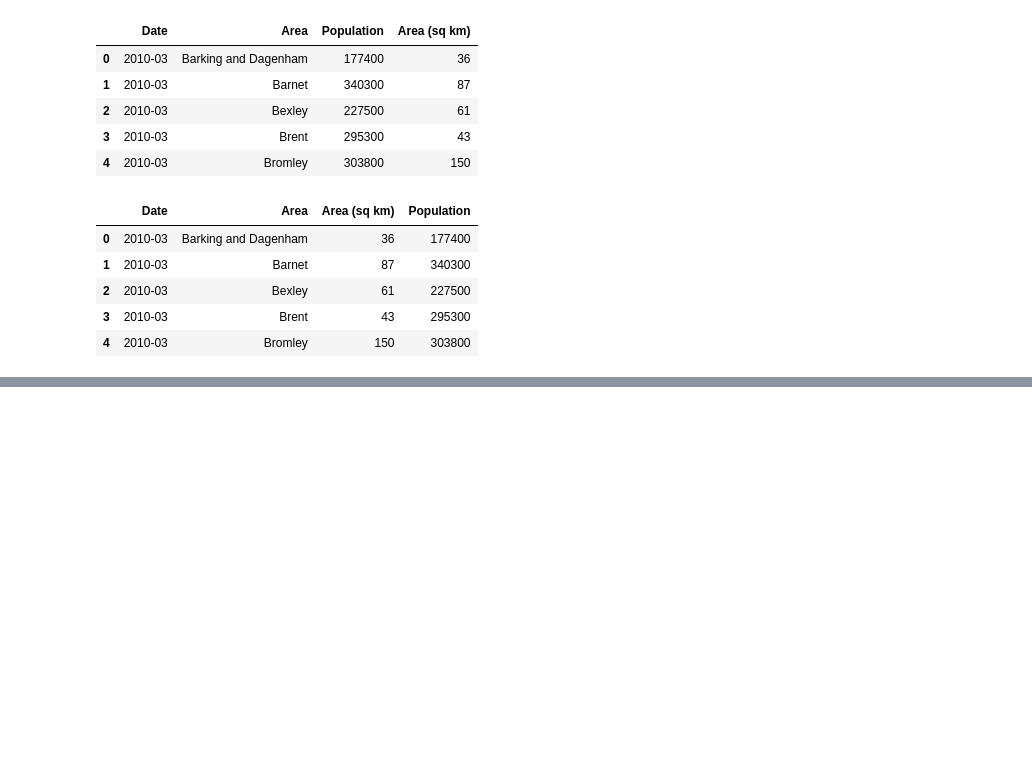
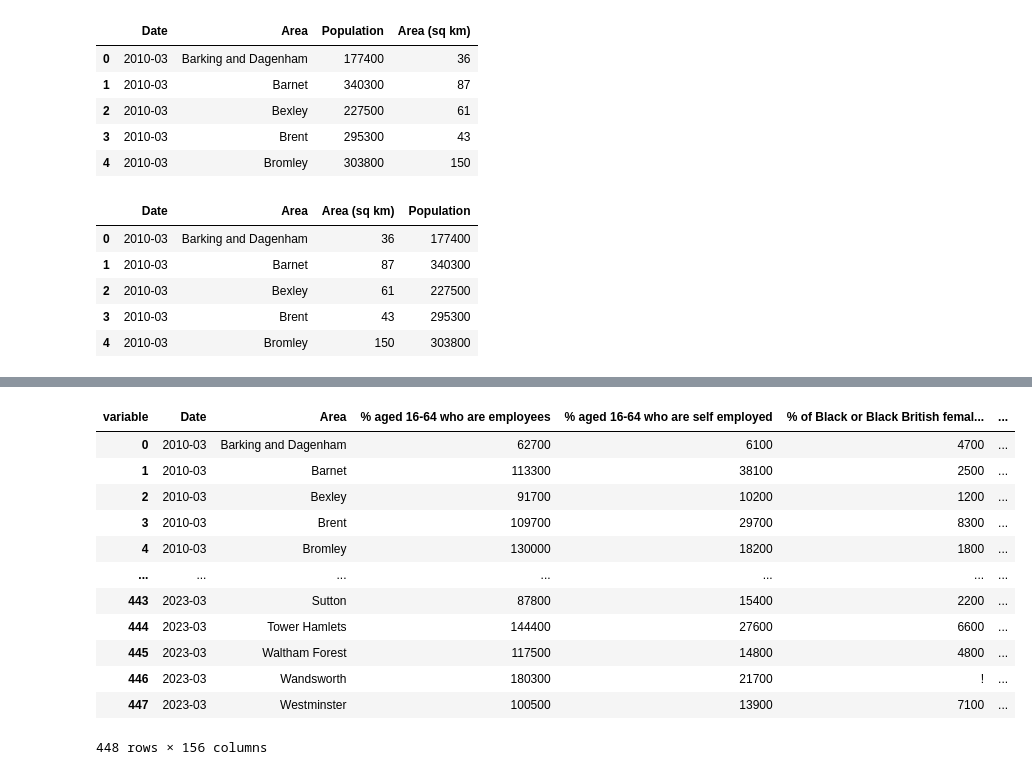
Before and after one commit to mlsystemdesignproject/neighbourhood-safety-prediction, a Jupyter notebook: notebooks/EDA_agg.ipynb, the cells around one changed output, grey strips where cells are left out. Saved outputs shown, nothing was run; the diff lists cells and outputs as text; code cells hidden in the pictures; blank space fills up the shorter version.

```diff
--- a/notebooks/EDA_agg.ipynb
+++ b/notebooks/EDA_agg.ipynb
@@ -406,3 +413,7 @@ population_area.head()
 | 4 | 2010-03 | Bromley | 150 | 303800 |
 # %%
 population_area.to_csv('../data/MPS/population_area.csv', index=False)
+# %%
+# drop denominator and 'value type' & 'flag' columns before trannsformation to the wide format
+wide_nomis = nomis[(nomis['value type'] != 'Denominator')].drop(['value type', 'flag'], axis=1)
+wide_nomis.head()
@@ -408,0 +427,17 @@ population_area.to_csv('../data/MPS/population_area.csv', index=False)
+# %%
+wide_nomis = wide_nomis.pivot(index=['Date', 'Area'], columns='variable', values='value').reset_index()
+wide_nomis
+# %% [output]
+| variable | Date | Area | % aged 16-64 who are employees | % aged 16-64 who are self employed | % of Black or Black British femal... | ... |
+| 0 | 2010-03 | Barking and Dagenham | 62700 | 6100 | 4700 | ... |
+| 1 | 2010-03 | Barnet | 113300 | 38100 | 2500 | ... |
+| 2 | 2010-03 | Bexley | 91700 | 10200 | 1200 | ... |
+| 3 | 2010-03 | Brent | 109700 | 29700 | 8300 | ... |
+| 4 | 2010-03 | Bromley | 130000 | 18200 | 1800 | ... |
+| ... | ... | ... | ... | ... | ... | ... |
+| 443 | 2023-03 | Sutton | 87800 | 15400 | 2200 | ... |
+| 444 | 2023-03 | Tower Hamlets | 144400 | 27600 | 6600 | ... |
+| 445 | 2023-03 | Waltham Forest | 117500 | 14800 | 4800 | ... |
+| 446 | 2023-03 | Wandsworth | 180300 | 21700 | ! | ... |
+| 447 | 2023-03 | Westminster | 100500 | 13900 | 7100 | ... |
+448 rows × 156 columns
```
Also changed, not shown: parts of 5 cells of this notebook, 2 other files.
